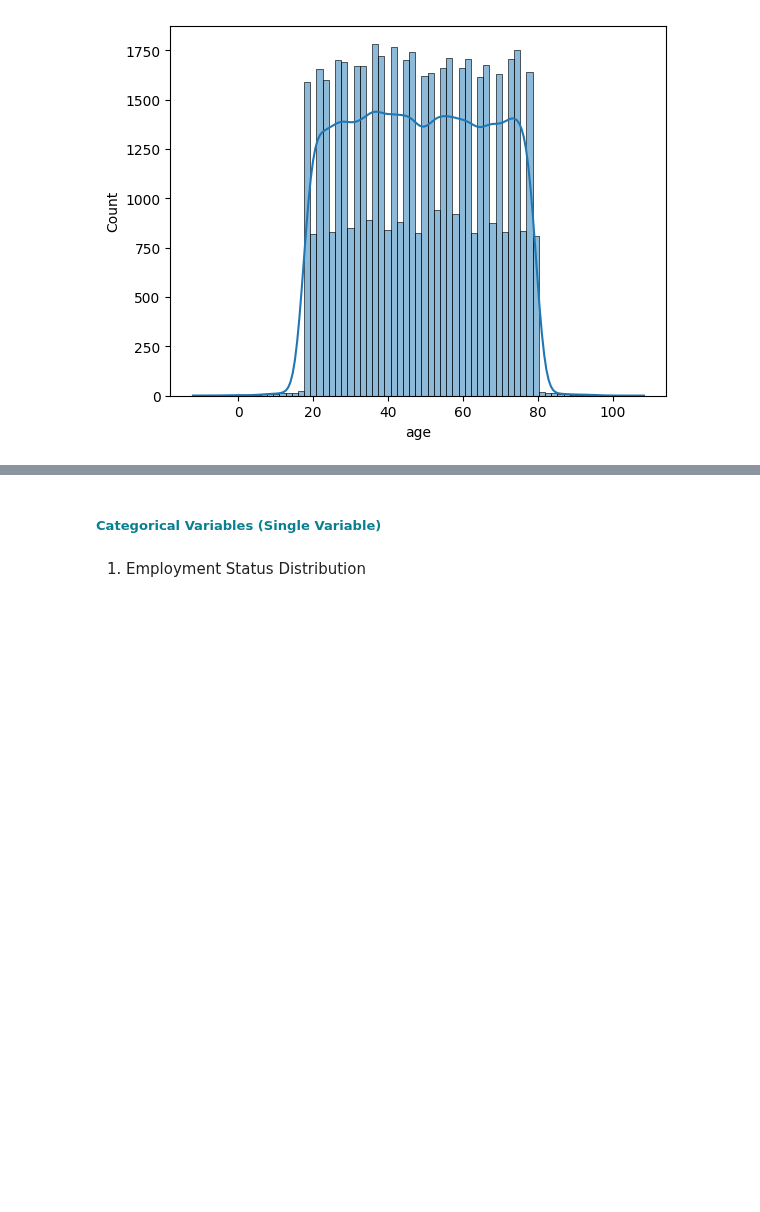
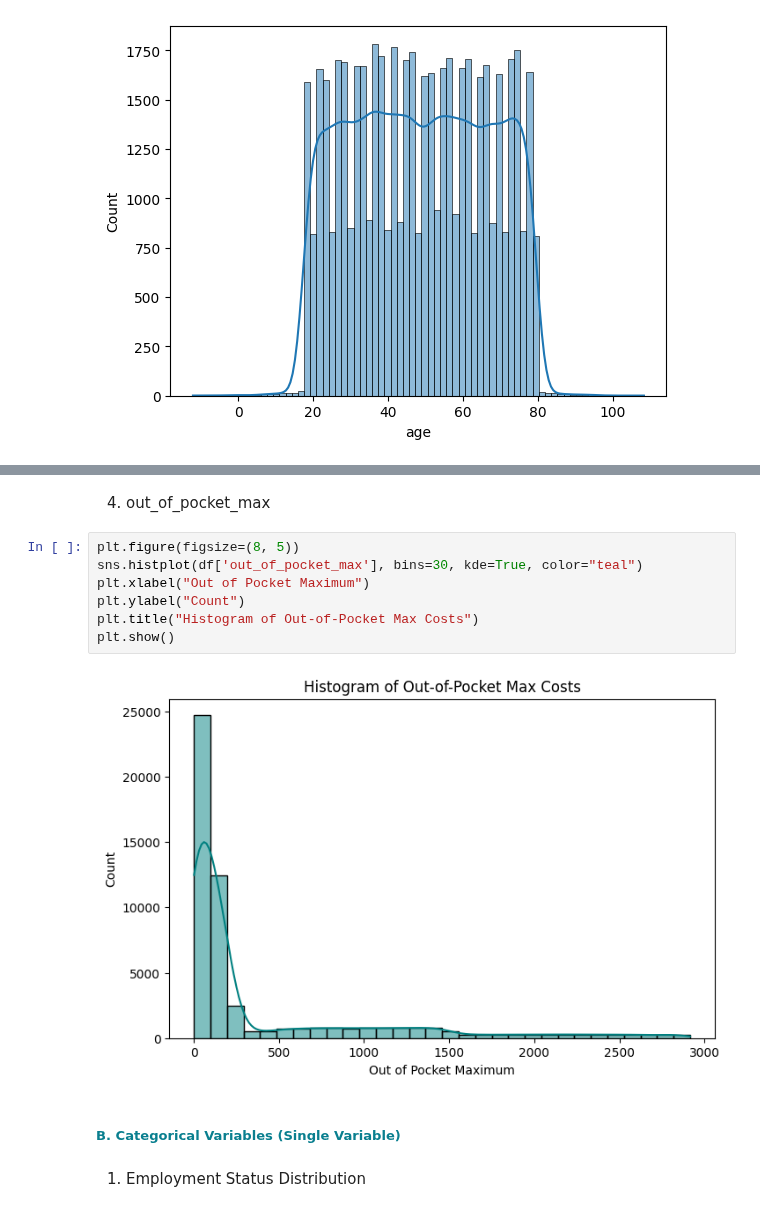
Before and after one commit to ruth-kitasi/Health-Insurance-Recommender-System, a Jupyter notebook: Notebooks/Mbego.ipynb, the cells around one changed output, grey strips where cells are left out. Cells and saved outputs as stored; diff of their text form; blank space fills up the shorter version.

```diff
--- a/Notebooks/Mbego.ipynb
+++ b/Notebooks/Mbego.ipynb
@@ -256,5 +278,16 @@ plt.show()
+# %% [markdown]
+4. out_of_pocket_max
+# %%
+plt.figure(figsize=(8, 5))
+sns.histplot(df['out_of_pocket_max'], bins=30, kde=True, color="teal")
+plt.xlabel("Out of Pocket Maximum")
+plt.ylabel("Count")
+plt.title("Histogram of Out-of-Pocket Max Costs")
+plt.show()
+# %% [output]
+[figure, added]
 # %% [markdown]
-##### <span style="color:rgb(10, 127, 143);">**Categorical Variables (Single Variable)** </span>
+##### <span style="color:rgb(10, 127, 143);">**B. Categorical Variables (Single Variable)** </span>
 # %% [markdown]
 1. Employment Status Distribution
 # %%
```
Also changed, not shown: parts of 13 cells of this notebook.
